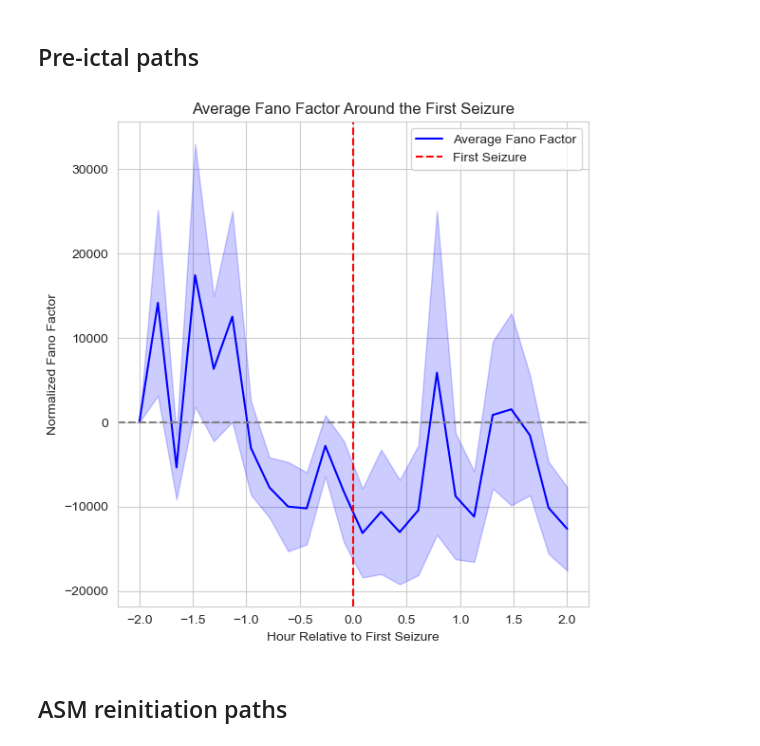
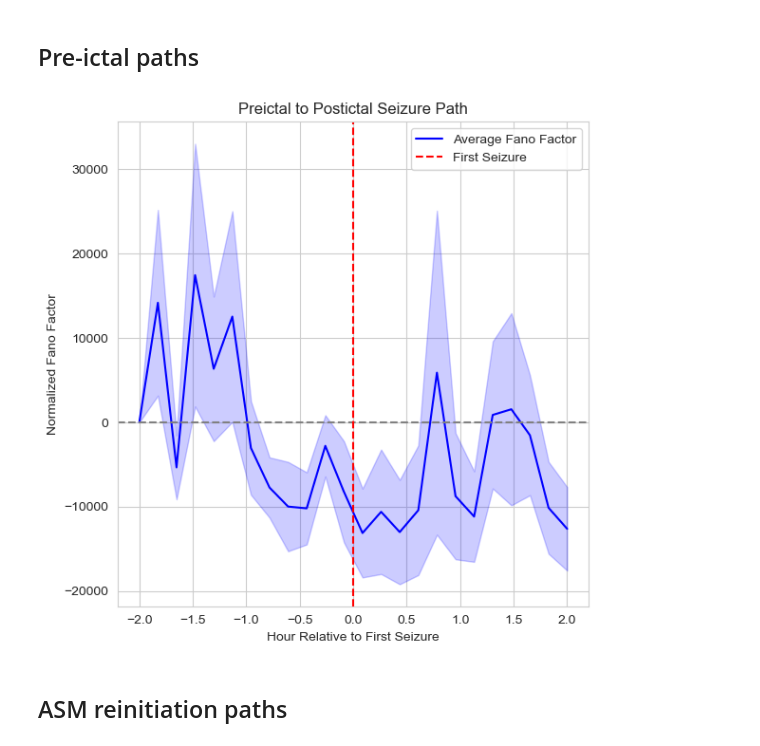
Before and after one commit to devincma/asm_synchrony_paper, a Jupyter notebook: spikes_optimized/ISI_analysis.ipynb, the cells around one changed output. Cells and saved outputs as stored; diff of their text form; code cells hidden in the pictures.

```diff
--- a/spikes_optimized/ISI_analysis.ipynb
+++ b/spikes_optimized/ISI_analysis.ipynb
@@ -1073,34 +1073,34 @@ for all_spikes_df, hup_id in zip(all_spikes_dfs, completed_hup_ids):
             & (all_spikes_df["peak_minute"] < start_min + 10)
         ]["inter_spike_interval_samples"]
 
         fano = windowed_data.var() / windowed_data.mean()
         patient_fano_factors.append(fano)
 
     # Normalize to hour -2 value
     patient_fano_factors = [f - patient_fano_factors[0] for f in patient_fano_factors]
 
     all_fano_factors.append(patient_fano_factors)
 
 # Averaging across all patients
 avg_fano = np.nanmean(all_fano_factors, axis=0)
 stderr_fano = np.nanstd(all_fano_factors, axis=0) / np.sqrt(len(all_fano_factors))
 
 # Plotting
 plt.figure(figsize=(6, 6))
 x_vals = np.linspace(-2, 2, len(avg_fano))
 sns.lineplot(x=x_vals, y=avg_fano, label="Average Fano Factor", color="blue")
 plt.fill_between(
     x_vals, avg_fano - stderr_fano, avg_fano + stderr_fano, alpha=0.2, color="blue"
 )
-plt.title("Average Fano Factor Around the First Seizure")
+plt.title("Preictal to Postictal Seizure Path")
 plt.xlabel("Hour Relative to First Seizure")
 plt.ylabel("Normalized Fano Factor")
 plt.axhline(0, color="grey", linestyle="--")
 plt.axvline(0, color="red", linestyle="--", label="First Seizure")
 plt.legend()
 plt.tight_layout()
 plt.show()
 # %% [output]
-[figure, old version]
+[figure, new version]
 # %% [markdown]
 ## ASM reinitiation paths
```
Also changed, not shown: parts of 3 cells of this notebook.
